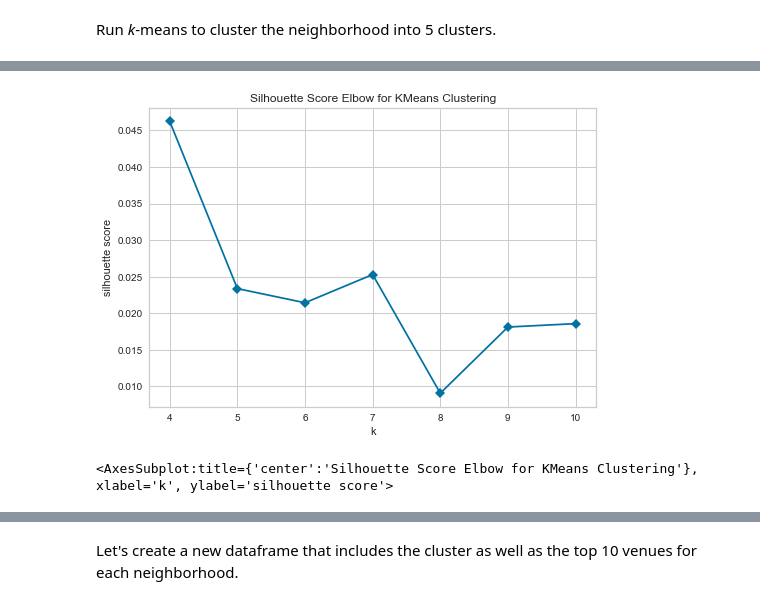
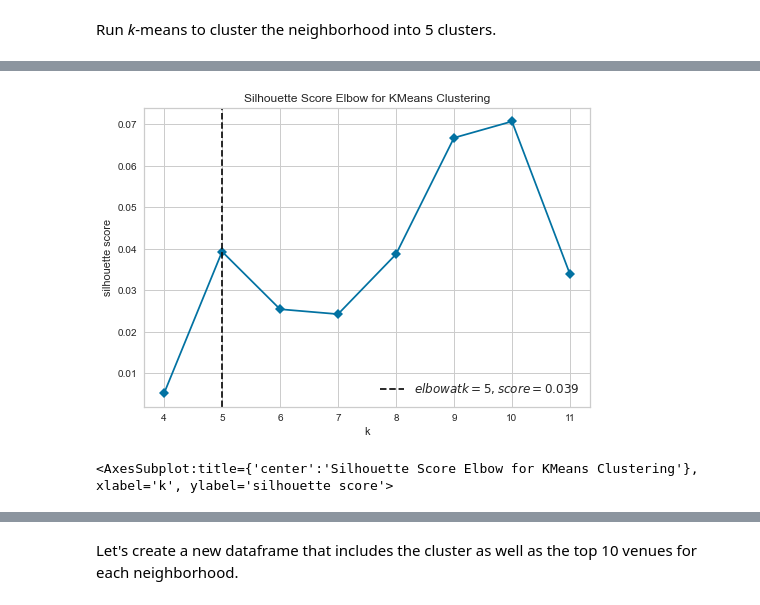
Before and after one commit to rafaelcgama/Capstone, a Jupyter notebook: final.ipynb, the cells around one changed output, grey strips where cells are left out. Cells and saved outputs as stored; diff of their text form; code cells hidden in the pictures.

```diff
--- a/final.ipynb
+++ b/final.ipynb
@@ -128,11 +132,11 @@ The dataframe has 1 boroughs and 1 neighborhoods.
 Let's encode NYC's boroughs
 # %%
 region_encoder = preprocessing.LabelEncoder()
-region_encoder.fit(neighborhoods['borough'])
+region_encoder.fit(nyc_data['borough'])
 region_encoder.classes_
 
-neighborhoods.insert(1, 'borough_encoded', region_encoder.transform(neighborhoods['borough']))
-neighborhoods.head()
+nyc_data.insert(1, 'borough_encoded', region_encoder.transform(nyc_data['borough']))
+nyc_data.head()
 # %% [output]
 |  | borough | borough_encoded | neighborhood | latitude | longitude |
 | 0 | Bronx | 0 | Wakefield | 40.894705 | -73.847201 |
@@ -163,7 +167,7 @@ map_newyork = folium.Map(location=[latitude, longitude], zoom_start=10)
 rainbow = ['orange', 'blue', 'red', 'black', 'green']
 
 # add markers to map
-for lat, lng, borough, neighborhood, borough_encoded in zip(neighborhoods['latitude'], neighborhoods['longitude'], neighborhoods['borough'], neighborhoods['neighborhood'], neighborhoods['borough_encoded']):
+for lat, lng, borough, neighborhood, borough_encoded in zip(nyc_data['latitude'], nyc_data['longitude'], nyc_data['borough'], nyc_data['neighborhood'], nyc_data['borough_encoded']):
     label = '{}, {}'.format(neighborhood, borough)
     label = folium.Popup(label, parse_html=True)
     folium.CircleMarker(
@@ -298,14 +308,15 @@ There are 326 uniques categories.
 ## 3. Analyze Each Neighborhood
 # %%
 # one hot encoding
-manhattan_onehot = pd.get_dummies(manhattan_venues[['venue_category']], prefix="", prefix_sep="")
+nyc_onehot = pd.get_dummies(nyc_venues[['venue_category']], prefix="", prefix_sep="")
 
 # add neighborhood column back to dataframe
-manhattan_onehot['neighborhood'] = manhattan_venues['neighborhood']
+nyc_onehot['neighborhood'] = nyc_venues['neighborhood']
 
 # move neighborhood column to the first column
-fixed_columns = [manhattan_onehot.columns[-1]] + list(manhattan_onehot.columns[:-1])
-manhattan_onehot = manhattan_onehot[fixed_columns]
+fixed_columns = [nyc_onehot.columns[-1]] + list(nyc_onehot.columns[:-1])
+nyc_onehot = nyc_onehot[fixed_columns]
 
-manhattan_onehot.head()
+print(nyc_onehot.shape)
+nyc_onehot.head()
 # %% [output]
@@ -352,0 +332,4 @@ manhattan_grouped.shape
+# %%
+nyc_grouped = nyc_onehot.groupby('neighborhood').mean().reset_index()
+print(nyc_grouped.shape)
+nyc_grouped.head()
@@ -399,14 +399,14 @@ Run *k*-means to cluster the neighborhood into 5 clusters.
 # %%
 from yellowbrick.cluster import KElbowVisualizer
 
-manhattan_part_clustering = manhattan_grouped.drop('neighborhood', 1)
+nyc_part_clustering = nyc_grouped.drop('neighborhood', 1)
 
 # Instantiate the clustering model and visualizer
 model = KMeans(random_state=42)
-visualizer = KElbowVisualizer(model, k=(4,11), metric='silhouette', timings=False)
+visualizer = KElbowVisualizer(model, k=(4,12), metric='silhouette', timings=False)
 
-visualizer.fit(manhattan_part_clustering)        # Fit the data to the visualizer
+visualizer.fit(nyc_part_clustering)        # Fit the data to the visualizer
 visualizer.poof()
 # %% [output]
-[figure, old version]
+[figure, new version]
 <AxesSubplot:title={'center':'Silhouette Score Elbow for KMeans Clustering'}, xlabel='k', ylabel='silhouette score'>
```
Also changed, not shown: parts of 38 cells of this notebook, 4 other files.
